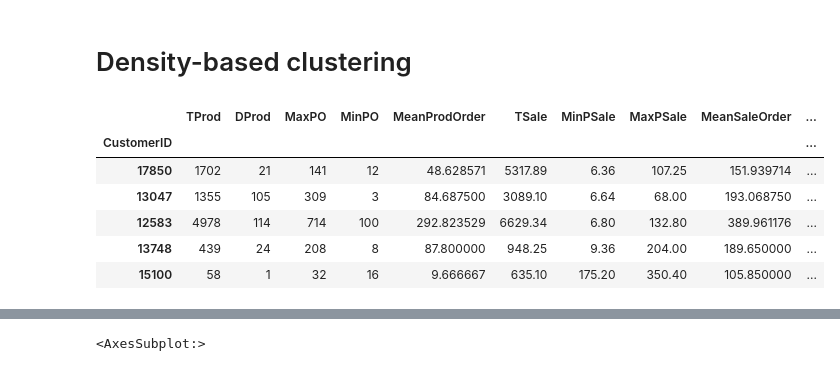
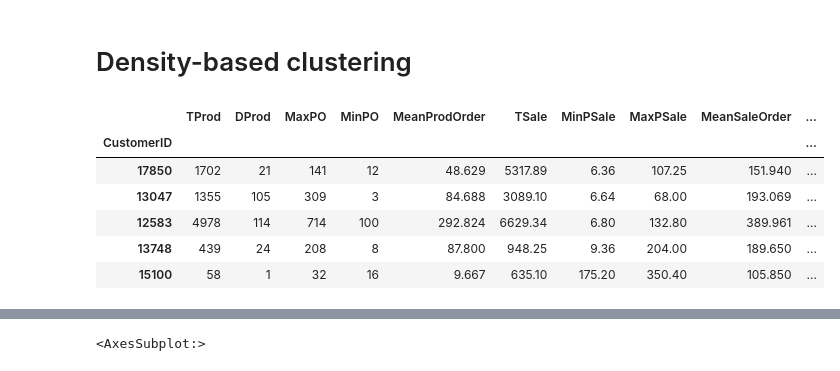
Before and after one commit to AlexPasqua/DM-project, a Jupyter notebook: DBSCAN.ipynb, the cells around one changed output, grey strips where cells are left out. Drawn from its saved outputs; the diff is of its cells as text; code cells hidden in the pictures.

```diff
--- a/DBSCAN.ipynb
+++ b/DBSCAN.ipynb
@@ -6,16 +6,16 @@ import numpy as np
 import matplotlib.pyplot as plt
 # %%
 # read customer dataframe
-df = pd.read_csv('customer_dataframe.csv', sep='\t', index_col=0)
+df = pd.read_csv('datasets/customer_dataframe.csv', sep='\t', index_col=0)
 df.head()
 # %% [output]
 |  | TProd | DProd | MaxPO | MinPO | MeanProdOrder | TSale | MinPSale | MaxPSale | MeanSaleOrder | ... |
 | CustomerID |  |  |  |  |  |  |  |  |  | ... |
-| 17850 | 1702 | 21 | 141 | 12 | 48.628571 | 5317.89 | 6.36 | 107.25 | 151.939714 | ... |
-| 13047 | 1355 | 105 | 309 | 3 | 84.687500 | 3089.10 | 6.64 | 68.00 | 193.068750 | ... |
-| 12583 | 4978 | 114 | 714 | 100 | 292.823529 | 6629.34 | 6.80 | 132.80 | 389.961176 | ... |
-| 13748 | 439 | 24 | 208 | 8 | 87.800000 | 948.25 | 9.36 | 204.00 | 189.650000 | ... |
-| 15100 | 58 | 1 | 32 | 16 | 9.666667 | 635.10 | 175.20 | 350.40 | 105.850000 | ... |
+| 17850 | 1702 | 21 | 141 | 12 | 48.629 | 5317.89 | 6.36 | 107.25 | 151.940 | ... |
+| 13047 | 1355 | 105 | 309 | 3 | 84.688 | 3089.10 | 6.64 | 68.00 | 193.069 | ... |
+| 12583 | 4978 | 114 | 714 | 100 | 292.824 | 6629.34 | 6.80 | 132.80 | 389.961 | ... |
+| 13748 | 439 | 24 | 208 | 8 | 87.800 | 948.25 | 9.36 | 204.00 | 189.650 | ... |
+| 15100 | 58 | 1 | 32 | 16 | 9.667 | 635.10 | 175.20 | 350.40 | 105.850 | ... |
 # %%
 df.describe()
 # %% [output]
```
Also changed, not shown: parts of 5 cells of this notebook, 5 other files.
